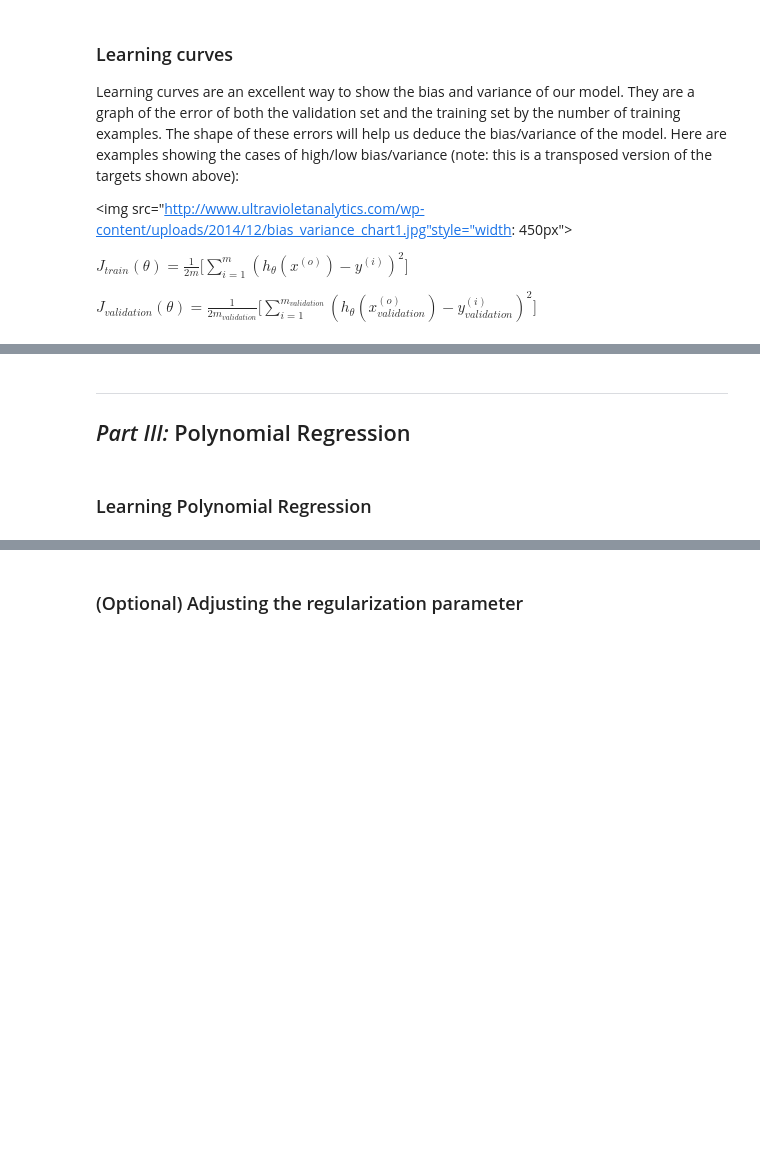
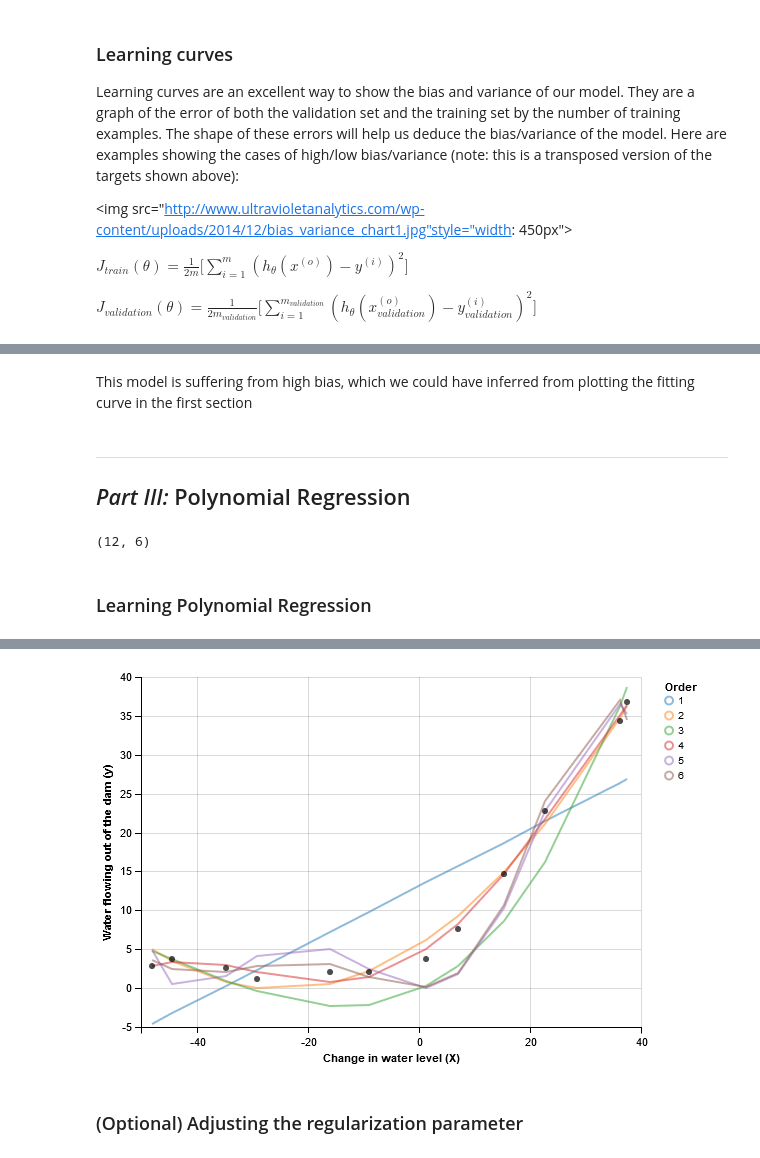
Before and after one commit to JeffMacaluso/Misc, a Jupyter notebook: MachineLearningMOOC/Ex5 Python - Regularized Linear Regression and Bias vs. Variance.ipynb, the cells around one changed output, grey strips where cells are left out. Drawn from its saved outputs; the diff is of its cells as text; code cells hidden in the pictures; blank space fills up the shorter version.

```diff
--- a/MachineLearningMOOC/Ex5 Python - Regularized Linear Regression and Bias vs. Variance.ipynb
+++ b/MachineLearningMOOC/Ex5 Python - Regularized Linear Regression and Bias vs. Variance.ipynb
@@ -223,6 +223,57 @@ plot_learning_curve(X, y, Xval, yval)
+# %% [markdown]
+This model is suffering from high bias, which we could have inferred from plotting the fitting curve in the first section
 # %% [markdown]
 ---
 
 ##  *Part III:* Polynomial Regression
+# %%
+def map_polynomial(X, order):
+    """
+    Maps X up to the polynomial orders specified
+    """
+    Xpoly = X.copy()
+
+    if order <= 1:
+        return X
+
+    for i in range(2, order+1):
+        Xpoly = np.insert(arr=Xpoly, obj=i-1, values=np.power(X.flatten(), i), axis=1)
+
+    return Xpoly
+
+power = 6
+
+map_polynomial(X, power).shape
+# %% [output]
+(12, 6)
 # %% [markdown]
 ### Learning Polynomial Regression
+# %%
+dfPoly = df.copy()
+
+# Generating predictions for the orders specified
+for order in range(2, power+1):
+    Xpoly = map_polynomial(X, order)
+    optimalTheta = fit_model(np.zeros(order+1), Xpoly, y)
+    prediction = optimalTheta[0] + np.sum(optimalTheta[1:] * Xpoly, axis=1)
+    dfPoly = dfPoly.append(pd.DataFrame({'Prediction': prediction, 'X': X.flatten(), 'Order': order}))
+
+dfPoly['Order'].fillna(1, inplace=True)
+
+# Creating the initial object for layering charts
+chart = altair.LayeredChart(dfPoly)
+
+# Plotting the fitting lines
+chart += altair.Chart(dfPoly).mark_line(opacity=0.5).encode(
+            x=altair.X('X:Q', axis=altair.Axis(title='Change in water level (X)')),
+            y=altair.Y('Prediction:Q', axis=altair.Axis(title='Water flowing out of the dam (y)')),
+            color='Order:N')
+
+# Plotting original data
+chart += altair.Chart(dfPoly).mark_circle(color='black').encode(
+            x='X:Q',
+            y='y:Q')
+
+# Rendering the output
+chart.display()
+# %% [output]
@@ -229,3 +281,4 @@ plot_learning_curve(X, y, Xval, yval)
+[figure, added]
 # %% [markdown]
 ### (Optional) Adjusting the regularization parameter
 # %% [markdown]
```
Also changed, not shown: parts of 5 cells of this notebook.
